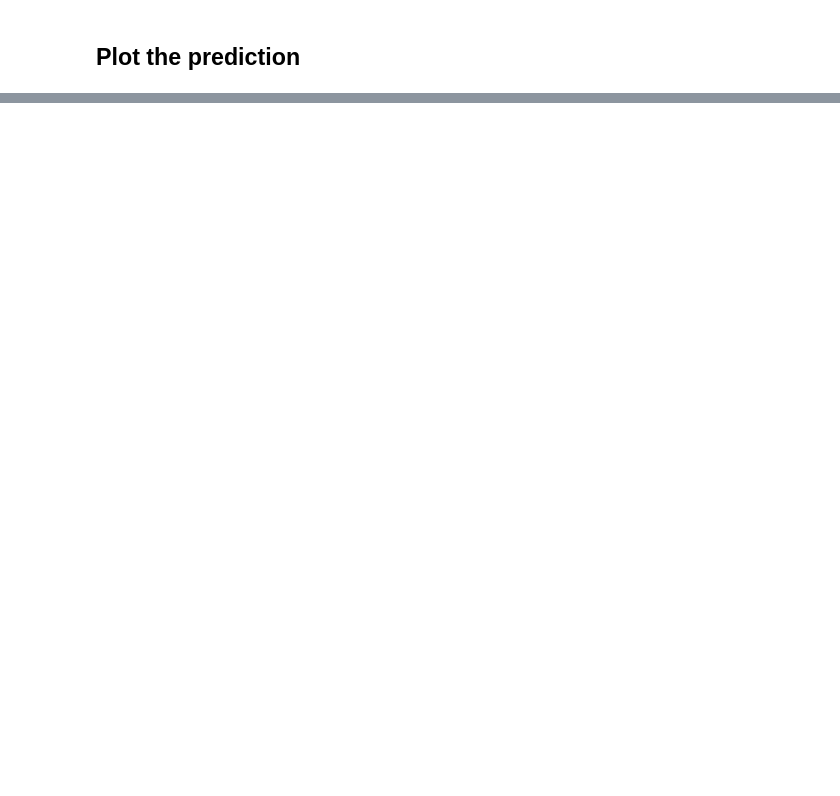
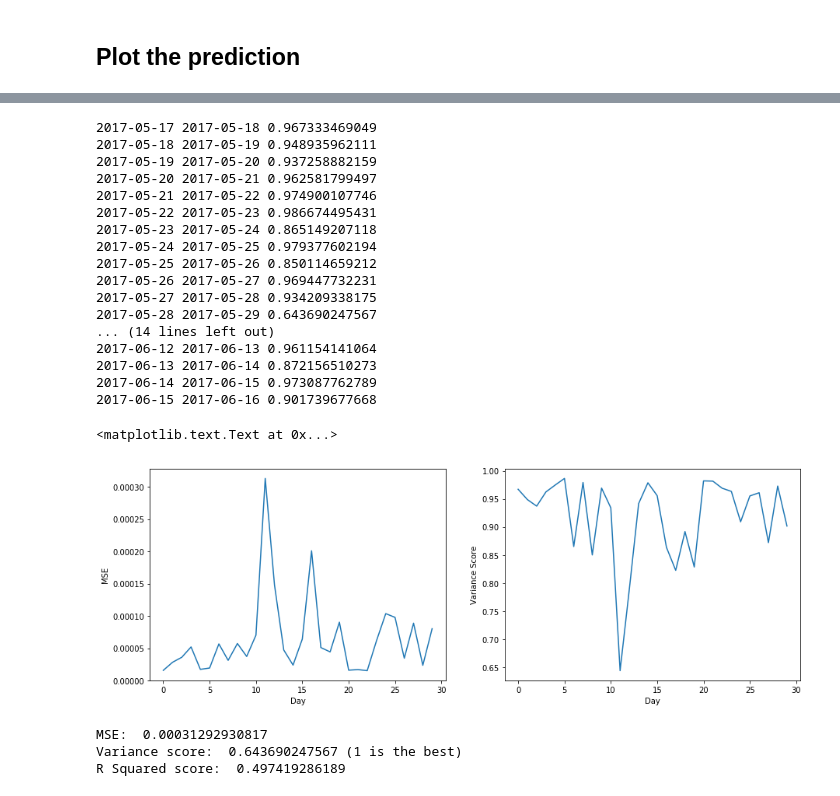
Before and after one commit to MiachelGu/chiller-plants, a Jupyter notebook: notebooks/3. Simple Regression - Insead.ipynb, the cells around one changed output, grey strips where cells are left out. Saved outputs shown, nothing was run; the diff lists cells and outputs as text; code cells hidden in the pictures; blank space fills up the shorter version.

```diff
--- a/notebooks/3. Simple Regression - Insead.ipynb
+++ b/notebooks/3. Simple Regression - Insead.ipynb
@@ -221,0 +290,44 @@ ax.set_ylim(0.8, 0.93)
+# %%
+mse_list, score_list = run(data=data, start=dt.date(2017,5,17), period=30)
+fig, ax = plt.subplots(1, 2, figsize=(15,5))
+ax[0].plot(mse_list); ax[0].set_xlabel("Day"); ax[0].set_ylabel("MSE");
+ax[1].plot(score_list); ax[1].set_xlabel("Day"); ax[1].set_ylabel("Variance Score")
+# %% [output]
+2017-05-17 2017-05-18 0.967333469049
+2017-05-18 2017-05-19 0.948935962111
+2017-05-19 2017-05-20 0.937258882159
+2017-05-20 2017-05-21 0.962581799497
+2017-05-21 2017-05-22 0.974900107746
+2017-05-22 2017-05-23 0.986674495431
+2017-05-23 2017-05-24 0.865149207118
+2017-05-24 2017-05-25 0.979377602194
+2017-05-25 2017-05-26 0.850114659212
+2017-05-26 2017-05-27 0.969447732231
+2017-05-27 2017-05-28 0.934209338175
+2017-05-28 2017-05-29 0.643690247567
+... (14 lines left out)
+2017-06-12 2017-06-13 0.961154141064
+2017-06-13 2017-06-14 0.872156510273
+2017-06-14 2017-06-15 0.973087762789
+2017-06-15 2017-06-16 0.901739677668
+<matplotlib.text.Text at 0x...>
+[figure, added]
+# %%
+# take the sample we're interested in.
+train = data["2017-05-28":"2017-05-28"]  # Train on this day
+test = data["2017-05-29":"2017-05-29"] # Test on the next day
+
+# fit the model
+reg = linear_model.LinearRegression()
+reg.fit(train[features].values, train[target].values)
+
+# check the metrics
+y_predict = reg.predict(test[features].values)
+y_test = test[target].values
+print("MSE: ", metrics.mean_squared_error(y_test, y_predict))
+print("Variance score: ", metrics.explained_variance_score(y_test, y_predict), "(1 is the best)")
+print("R Squared score: ", reg.score(test[features].values, test[target].values))
+# %% [output]
+MSE:  0.00031292930817
+Variance score:  0.643690247567 (1 is the best)
+R Squared score:  0.497419286189
```
Also changed, not shown: parts of 16 cells of this notebook.
